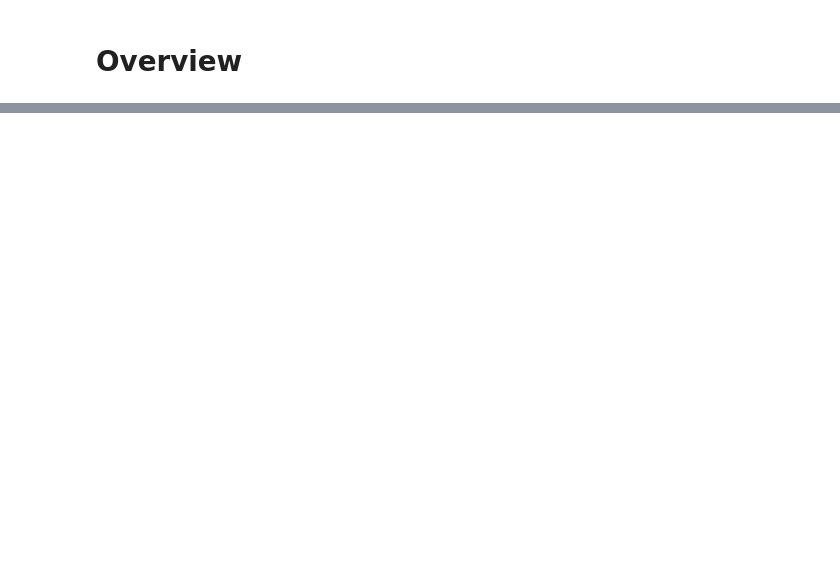
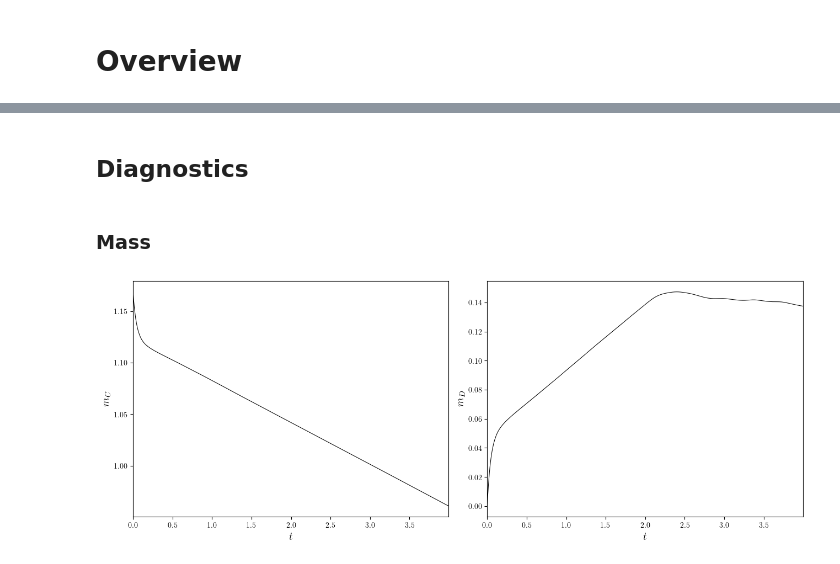
Before and after one commit to george-poole/CRoCoDiL, a Jupyter notebook: system_b/expo/B10_overview.ipynb, the cells around one changed output, grey strips where cells are left out. Cells and saved outputs as stored; diff of their text form; code cells hidden in the pictures; blank space fills up the shorter version.

```diff
--- a/system_b/expo/B10_overview.ipynb
+++ b/system_b/expo/B10_overview.ipynb
@@ -60,0 +64,18 @@ save_fig = partial(save_figure, dir_path=simulation.dir_path, prefix=False,)
+# %%
+n_stop = set_ipynb_variable('N_STOP', 400)
+t_stop = 100.0
+dt_init = 1e-6
+n_init = 10
+
+run(simulation, n_stop=n_stop, t_stop=t_stop, dt_init=dt_init, n_init=n_init, show_progress=True)
+if WRITE:
+    xdmf_to_npz(simulation, delete_xdmf=False)
+else:
+    write(simulation.parameters, simulation.parameter_file, simulation.dir_path, mode='w')
+
+s, c, u = simulation['s', 'c', 'u']
+if STREAMF:
+    psi = simulation['psi']
+else:
+    up = simulation['up']
+mC, mD = simulation['mC', 'mD']
@@ -60,0 +106,21 @@ save_fig = partial(save_figure, dir_path=simulation.dir_path, prefix=False,)
+# %% [markdown]
+## Diagnostics
+# %% [markdown]
+### Mass
+# %%
+mfig, axs, _ = create_multifigure(n_cols=2)
+
+plot_line(
+    mfig, axs[0],
+    (mC.time_series, mC.value_series),
+    x_label='$t$',
+    y_label='$m_C$',
+)
+plot_line(
+    mfig, axs[1],
+    (mD.time_series, mD.value_series),
+    x_label='$t$',
+    y_label='$m_D$'
+)
+# %% [output]
+[figure, added]
```
Also changed, not shown: parts of 11 cells of this notebook, 35 other files.
